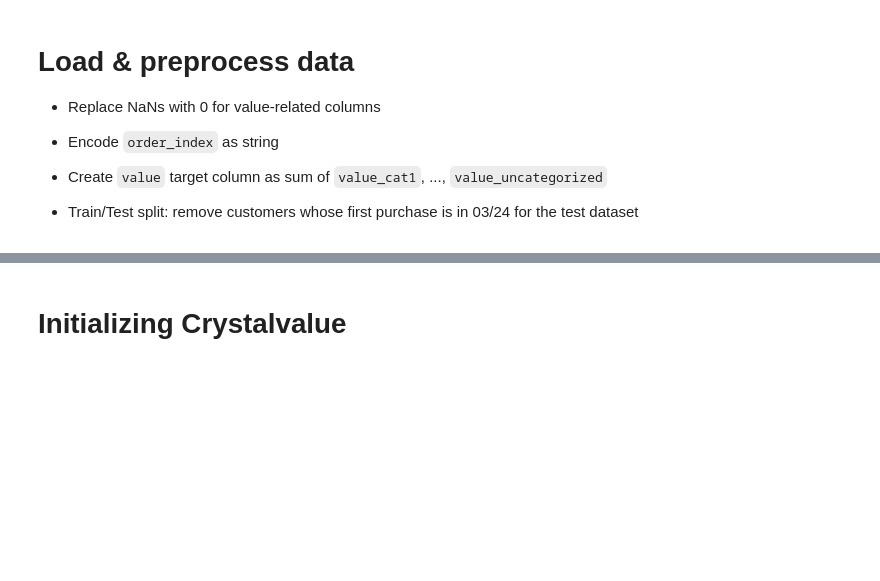
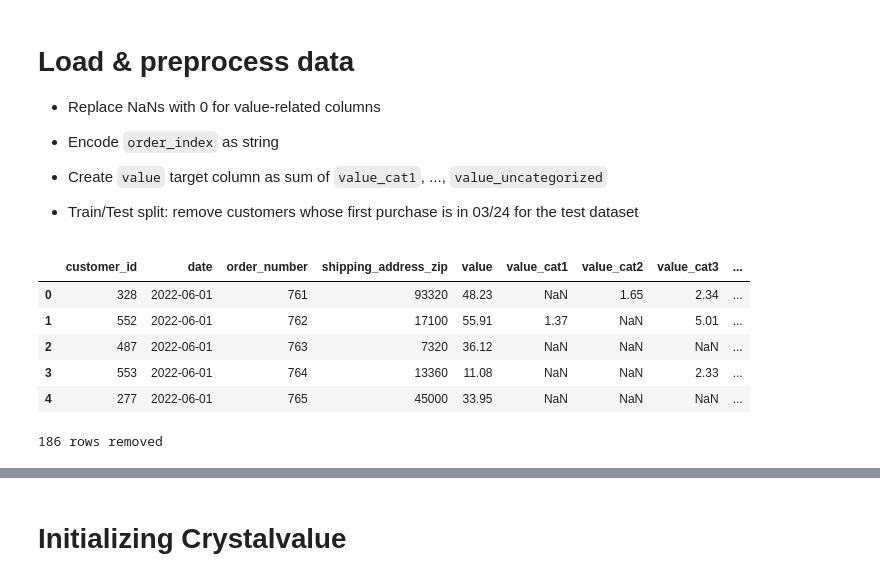
Before and after one commit to PeDiot/crystalvalue, a Jupyter notebook: notebook.ipynb, the cells around one changed output, grey strips where cells are left out. Saved outputs shown, nothing was run; the diff lists cells and outputs as text; code cells hidden in the pictures; blank space fills up the shorter version.

```diff
--- a/notebook.ipynb
+++ b/notebook.ipynb
@@ -66,7 +67,24 @@ credentials = service_account.Credentials.from_service_account_file(
 # %%
 # Read the data and rename the columns to be BiqQuery friendly (no spaces).
 data = pd.read_csv(DATA_PATH)
+
+n, p = data.shape
 data.head()
+# %% [output]
+|  | customer_id | date | order_number | shipping_address_zip | value | value_cat1 | value_cat2 | value_cat3 | ... |
+| 0 | 328 | 2022-06-01 | 761 | 93320 | 48.23 | NaN | 1.65 | 2.34 | ... |
+| 1 | 552 | 2022-06-01 | 762 | 17100 | 55.91 | 1.37 | NaN | 5.01 | ... |
+| 2 | 487 | 2022-06-01 | 763 | 7320 | 36.12 | NaN | NaN | NaN | ... |
+| 3 | 553 | 2022-06-01 | 764 | 13360 | 11.08 | NaN | NaN | 2.33 | ... |
+| 4 | 277 | 2022-06-01 | 765 | 45000 | 33.95 | NaN | NaN | NaN | ... |
+# %%
+# select one row per day for each customer
+data = data.groupby(["customer_id", "date"]).apply(lambda x: x.loc[x.order_number.idxmin()])
+data.reset_index(drop=True, inplace=True)
+
+print(f"{n - data.shape[0]} rows removed")
+# %% [output]
+186 rows removed
 # %%
 value_cols = [f"value_cat{i}" for i in range(1, 7)]
 value_cols.append("value_uncategorized")
```
Also changed, not shown: parts of 28 cells of this notebook, 17 other files.
